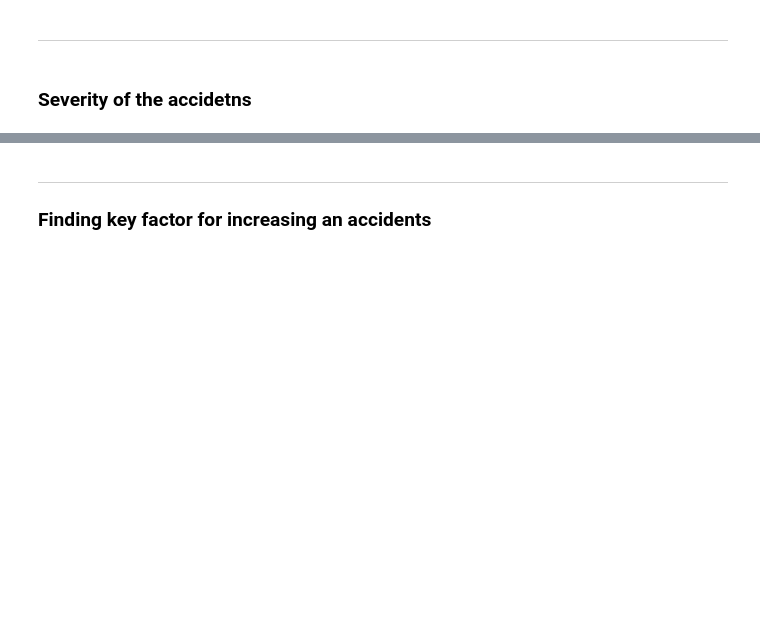
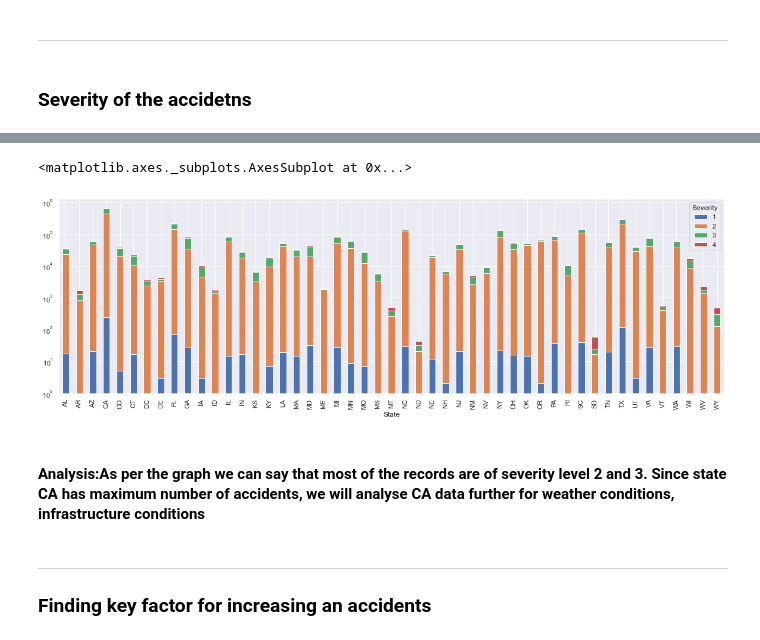
Before and after one commit to kulgauri1412/CS696-US-Accidents-Data, a Jupyter notebook: CS696 Project US Accidents.ipynb, the cells around one changed output, grey strips where cells are left out. Drawn from its saved outputs; the diff is of its cells as text; code cells hidden in the pictures; blank space fills up the shorter version.

```diff
--- a/CS696 Project US Accidents.ipynb
+++ b/CS696 Project US Accidents.ipynb
@@ -82,0 +108,5 @@ severity_count
+# %%
+state_wise_severity = us_accident_data.groupby(['State','Severity'])['ID'].count()
+state_wise_severity = pd.DataFrame(state_wise_severity).reset_index()
+state_wise_severity.columns = ['State','Severity','Accident Count']
+state_wise_severity
@@ -83,3 +132,11 @@ severity_count
+# %%
+pivot_df = state_wise_severity.pivot(index='State', columns='Severity', values='Accident Count')
+pivot_df.plot(kind='bar',figsize=(20,6),stacked=True,logy=True)
+# %% [output]
+<matplotlib.axes._subplots.AxesSubplot at 0x...>
+[figure, added]
+# %% [markdown]
+#### Analysis:As per the graph we can say that most of the records are of severity level 2 and 3. Since state CA has maximum number of accidents, we will analyse CA data further for weather conditions, infrastructure conditions
 # %% [markdown]
 -------------------------------------------------------------------------------------------------------------------
 ### Finding key factor for increasing an accidents
```
Also changed, not shown: parts of 22 cells of this notebook.
